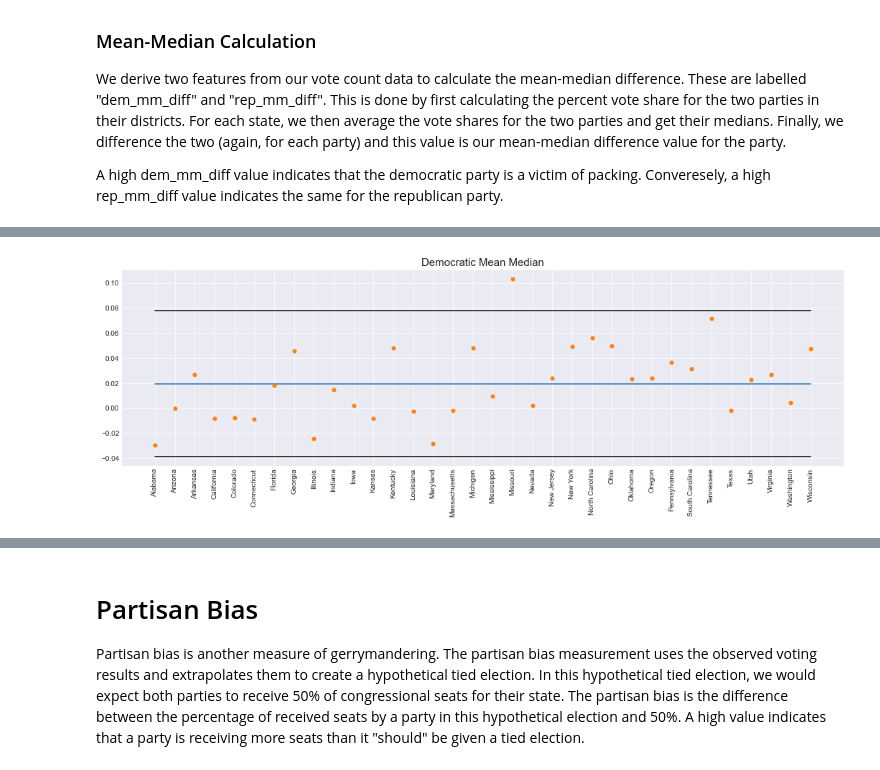
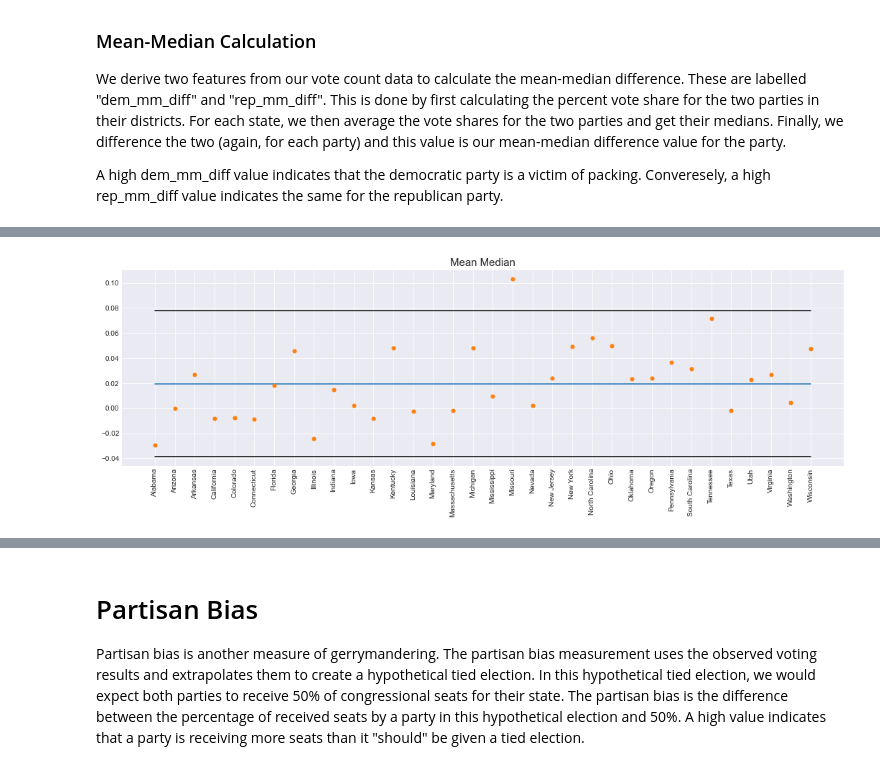
Before and after one commit to dpalencia/cs541g3, a Jupyter notebook: Notebooks/Data Understanding/District Vote Counts - Gerrymandering Analysis.ipynb, the cells around one changed output, grey strips where cells are left out. Cells and saved outputs as stored; diff of their text form; code cells hidden in the pictures.

```diff
--- a/Notebooks/Data Understanding/District Vote Counts - Gerrymandering Analysis.ipynb
+++ b/Notebooks/Data Understanding/District Vote Counts - Gerrymandering Analysis.ipynb
@@ -180,4 +58,0 @@ vote_counts.loc["Louisiana", :]
-# %%
-# Come up with the winners for each district.
-vote_counts["winner"] = vote_counts["dem_votes"] >= vote_counts["rep_votes"]
-vote_counts["winner"] = vote_counts["winner"].apply(lambda win_bool: "d" if win_bool else "r")
@@ -209,5 +241,0 @@ vote_counts["wasted_democrat"] = wasted_votes_dem
-# %%
-# Some races had no democrat or republican candidate.
-# These can be seen in NaN columns.
-# Drop these.
-vote_counts = vote_counts.dropna()
@@ -221,3 +241,0 @@ Name: winner, dtype: int64
-# %%
-vote_counts_bystate = vote_counts.groupby(by="state").sum()
-vote_counts_bystate.head()
@@ -232,10 +241,0 @@ vote_counts_bystate.head()
-# %%
-def get_efficiency_gap(dem_votes, rep_votes, wasted_dem, wasted_rep):
-    return (wasted_dem - wasted_rep) / (dem_votes + rep_votes)
-
-vote_counts_bystate["e_gap"] = get_efficiency_gap(vote_counts_bystate["dem_votes"],
-                                          vote_counts_bystate["rep_votes"],
-                                          vote_counts_bystate["wasted_democrat"],
-                                          vote_counts_bystate["wasted_republican"])
-
-vote_counts_bystate.head()
@@ -375,19 +353,18 @@ sns.kdeplot(vote_counts_bystate["rep_mm_diff"]);
 # %%
 fig = plt.gcf()
 fig.set_size_inches(18, 5)
 plt.xticks(rotation=90)
 
-average_dem_mean_median = np.mean(vote_counts_bystate["dem_mm_diff"])
-std_dem_mean_median = np.std(vote_counts_bystate["dem_mm_diff"])
-stateLength = len(vote_counts_bystate["dem_mm_diff"])
-
+average_dem_mean_median = np.mean(vote_counts_bystate["mm_diff"])
+std_dem_mean_median = np.std(vote_counts_bystate["mm_diff"])
+stateLength = len(vote_counts_bystate["mm_diff"])
 
 _ = plt.plot(np.arange(stateLength), [average_dem_mean_median] * stateLength)
 _ = plt.plot(np.arange(stateLength), [average_dem_mean_median + 2 * std_dem_mean_median] * stateLength, color="black")
 _ = plt.plot(np.arange(stateLength), [average_dem_mean_median - 2 * std_dem_mean_median] * stateLength, color="black")
-_ = plt.plot(vote_counts_bystate.reset_index()["state"], vote_counts_bystate["dem_mm_diff"],
+_ = plt.plot(vote_counts_bystate.reset_index()["state"], vote_counts_bystate["mm_diff"],
              linestyle="none",
             marker=".", markersize=10)
-plt.title("Democratic Mean Median",Fontsize = 15);
+plt.title("Mean Median",Fontsize = 15);
 # %% [output]
-[figure, old version]
+[figure, new version]
```
Also changed, not shown: parts of 33 cells of this notebook.
